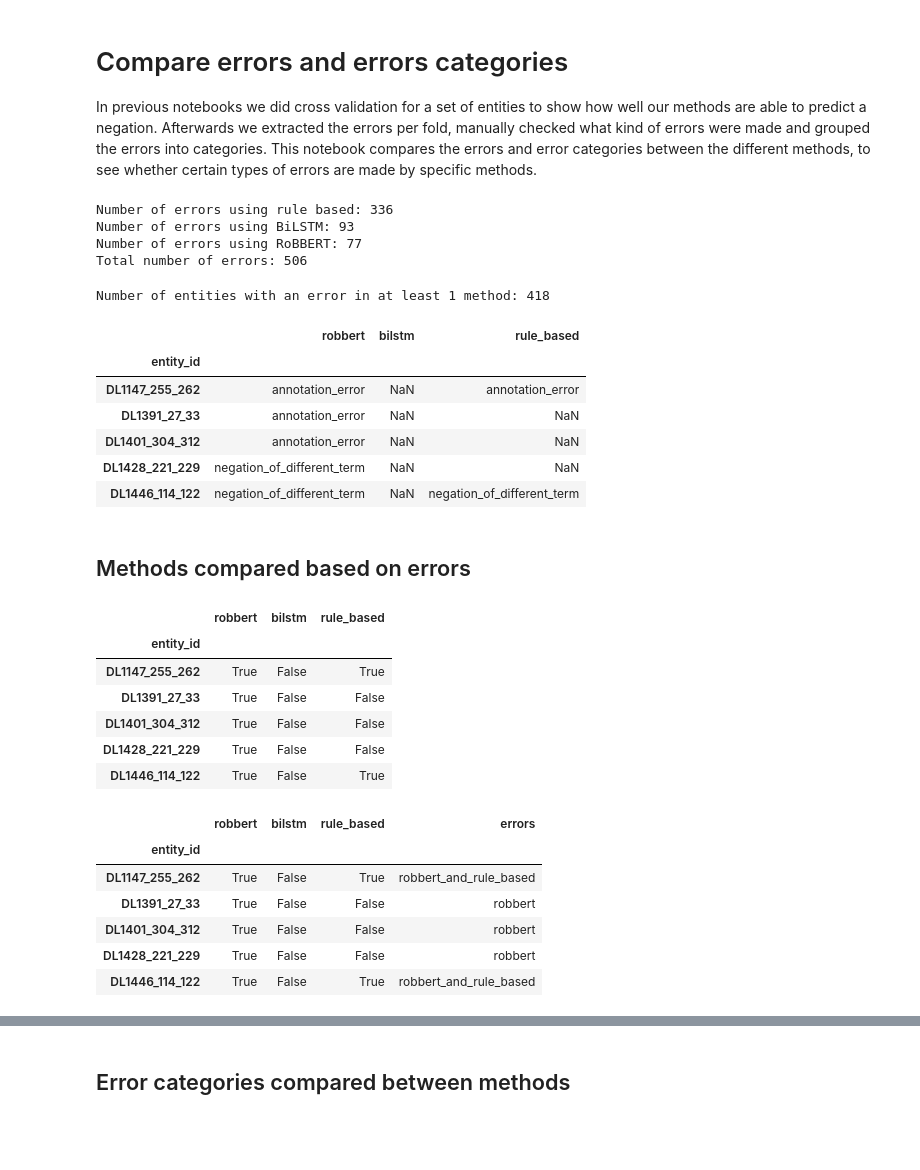
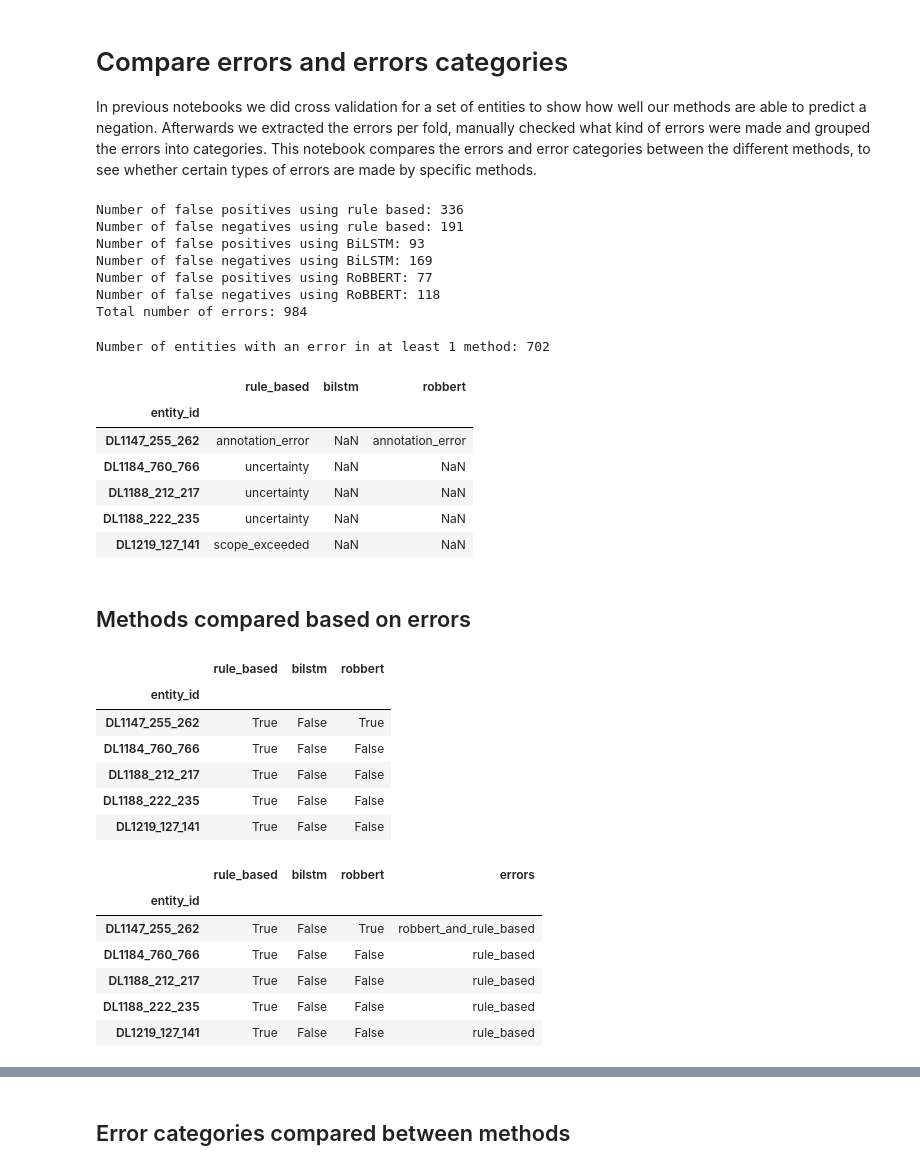
Before and after one commit to umcu/negation-detection, a Jupyter notebook: 03_compare_errors.ipynb, the cells around one changed output, grey strips where cells are left out. Drawn from its saved outputs; the diff is of its cells as text; code cells hidden in the pictures; blank space fills up the shorter version.

Commit message:
Add false negatives

```diff
--- a/03_compare_errors.ipynb
+++ b/03_compare_errors.ipynb
@@ -32,46 +32,71 @@ pretty_names_error_categories = {'annotation_error': 'Annotation error',
 # Set file paths
 error_analysis_dir = Path('data/error_analyses/')
 fp_rule_based_file = error_analysis_dir / 'false-positives_rule-based.csv'
+fn_rule_based_file = error_analysis_dir / 'false-negatives_rule-based.csv'
 fp_bilstm_file = error_analysis_dir / 'false-positives_bilstm.ods'
+fn_bilstm_file = error_analysis_dir / 'false-negatives_bilstm.ods'
 fp_robbert_file = error_analysis_dir / 'false-positives_robbert.csv'
+fn_robbert_file = error_analysis_dir / 'false-negatives_robbert.csv'
 # %%
 # Open files and normalize
 fp_rule_based = pd.read_csv(fp_rule_based_file, sep=';', usecols=['entity_id', 'category'], index_col='entity_id')
 fp_rule_based.rename(columns={'category': 'rule_based'}, inplace=True)
 fp_rule_based.replace(' ', '_', regex=True, inplace=True)
 
+fn_rule_based = pd.read_csv(fn_rule_based_file, sep=';', usecols=['entity_id', 'category'], index_col='entity_id')
+fn_rule_based.rename(columns={'category': 'rule_based'}, inplace=True)
+fn_rule_based.replace(' ', '_', regex=True, inplace=True)
+
 fp_bilstm = pd.read_excel(fp_bilstm_file, usecols=['entity id','category'], index_col='entity id')
 fp_bilstm.rename(columns={'category': 'bilstm'}, inplace=True)
 fp_bilstm.index.name = 'entity_id'
 fp_bilstm.replace(' ', '_', regex=True, inplace=True)
 
+fn_bilstm = pd.read_excel(fn_bilstm_file, usecols=['entity id','category'], index_col='entity id')
+fn_bilstm.rename(columns={'category': 'bilstm'}, inplace=True)
+fn_bilstm.index.name = 'entity_id'
+fn_bilstm.replace(' ', '_', regex=True, inplace=True)
+
 fp_robbert = pd.read_csv(fp_robbert_file, sep=',', usecols=['entity_id','error_type'], index_col='entity_id')
 fp_robbert.rename(columns={'error_type': 'robbert'}, inplace=True)
+
+fn_robbert = pd.read_csv(fn_robbert_file, sep=',', usecols=['entity_id','error_type'], index_col='entity_id')
+fn_robbert.rename(columns={'error_type': 'robbert'}, inplace=True)
 # %%
 # Print statistics per method
-print(f'Number of errors using rule based: {fp_rule_based.shape[0]}')
-print(f'Number of errors using BiLSTM: {fp_bilstm.shape[0]}')
-print(f'Number of errors using RoBBERT: {fp_robbert.shape[0]}')
-print(f'Total number of errors: {fp_rule_based.shape[0]+fp_bilstm.shape[0]+fp_robbert.shape[0]}')
+print(f'Number of false positives using rule based: {fp_rule_based.shape[0]}')
+print(f'Number of false negatives using rule based: {fn_rule_based.shape[0]}')
+print(f'Number of false positives using BiLSTM: {fp_bilstm.shape[0]}')
+print(f'Number of false negatives using BiLSTM: {fn_bilstm.shape[0]}')
+print(f'Number of false positives using RoBBERT: {fp_robbert.shape[0]}')
+print(f'Number of false negatives using RoBBERT: {fn_robbert.shape[0]}')
+print(f'Total number of errors: {fp_rule_based.shape[0] + fn_rule_based.shape[0] + fp_bilstm.shape[0] + fn_bilstm.shape[0] +fp_robbert.shape[0] +fn_robbert.shape[0]}')
 # %% [output]
-Number of errors using rule based: 336
-Number of errors using BiLSTM: 93
-Number of errors using RoBBERT: 77
-Total number of errors: 506
+Number of false positives using rule based: 336
+Number of false negatives using rule based: 191
+Number of false positives using BiLSTM: 93
+Number of false negatives using BiLSTM: 169
+Number of false positives using RoBBERT: 77
+Number of false negatives using RoBBERT: 118
+Total number of errors: 984
+# %%
+errors_rule_based = pd.concat([fp_rule_based, fn_rule_based])
+errors_bilstm = pd.concat([fp_bilstm, fn_bilstm])
+errors_robbert = pd.concat([fp_robbert, fn_robbert])
 # %%
 # Merge all errors based on entity_id
-error_categories = pd.concat([fp_robbert, fp_bilstm, fp_rule_based], axis=1)
+error_categories = pd.concat([errors_rule_based, errors_bilstm, errors_robbert], axis=1)
 print(f'Number of entities with an error in at least 1 method: {error_categories.shape[0]}')
 error_categories.head()
 # %% [output]
-Number of entities with an error in at least 1 method: 418
+Number of entities with an error in at least 1 method: 702
-|  | robbert | bilstm | rule_based |
+|  | rule_based | bilstm | robbert |
 | entity_id |  |  |  |
 | DL1147_255_262 | annotation_error | NaN | annotation_error |
-| DL1391_27_33 | annotation_error | NaN | NaN |
-| DL1401_304_312 | annotation_error | NaN | NaN |
-| DL1428_221_229 | negation_of_different_term | NaN | NaN |
-| DL1446_114_122 | negation_of_different_term | NaN | negation_of_different_term |
+| DL1184_760_766 | uncertainty | NaN | NaN |
+| DL1188_212_217 | uncertainty | NaN | NaN |
+| DL1188_222_235 | uncertainty | NaN | NaN |
+| DL1219_127_141 | scope_exceeded | NaN | NaN |
 # %% [markdown]
 ## Methods compared based on errors
 # %%
@@ -79,13 +104,13 @@ Number of entities with an error in at least 1 method: 418
 errors = error_categories.notna()
 errors.head()
 # %% [output]
-|  | robbert | bilstm | rule_based |
+|  | rule_based | bilstm | robbert |
 | entity_id |  |  |  |
 | DL1147_255_262 | True | False | True |
-| DL1391_27_33 | True | False | False |
-| DL1401_304_312 | True | False | False |
-| DL1428_221_229 | True | False | False |
-| DL1446_114_122 | True | False | True |
+| DL1184_760_766 | True | False | False |
+| DL1188_212_217 | True | False | False |
+| DL1188_222_235 | True | False | False |
+| DL1219_127_141 | True | False | False |
 # %%
 def check_errors_multiple_methods(row):
     """Check whether errors are made in multiple methods.
@@ -113,13 +138,13 @@ def check_errors_multiple_methods(row):
 errors['errors'] = errors.apply(check_errors_multiple_methods, axis=1)
 errors.head()
 # %% [output]
-|  | robbert | bilstm | rule_based | errors |
+|  | rule_based | bilstm | robbert | errors |
 | entity_id |  |  |  |  |
 | DL1147_255_262 | True | False | True | robbert_and_rule_based |
-| DL1391_27_33 | True | False | False | robbert |
-| DL1401_304_312 | True | False | False | robbert |
-| DL1428_221_229 | True | False | False | robbert |
-| DL1446_114_122 | True | False | True | robbert_and_rule_based |
+| DL1184_760_766 | True | False | False | rule_based |
+| DL1188_212_217 | True | False | False | rule_based |
+| DL1188_222_235 | True | False | False | rule_based |
+| DL1219_127_141 | True | False | False | rule_based |
 # %%
 # Create a table of the number of errors per method
 errors_counts = errors.errors.value_counts()
```
Also changed, not shown: parts of 7 cells of this notebook.
